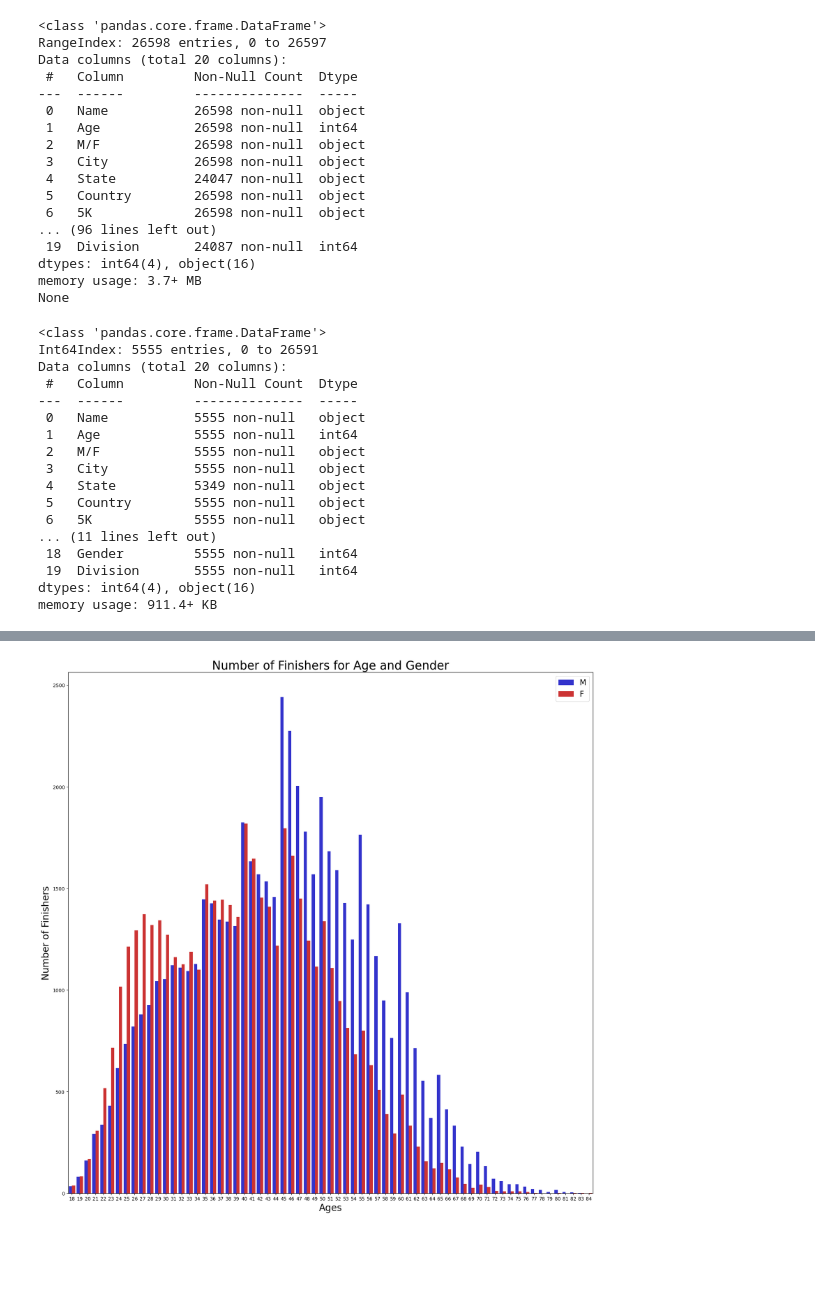
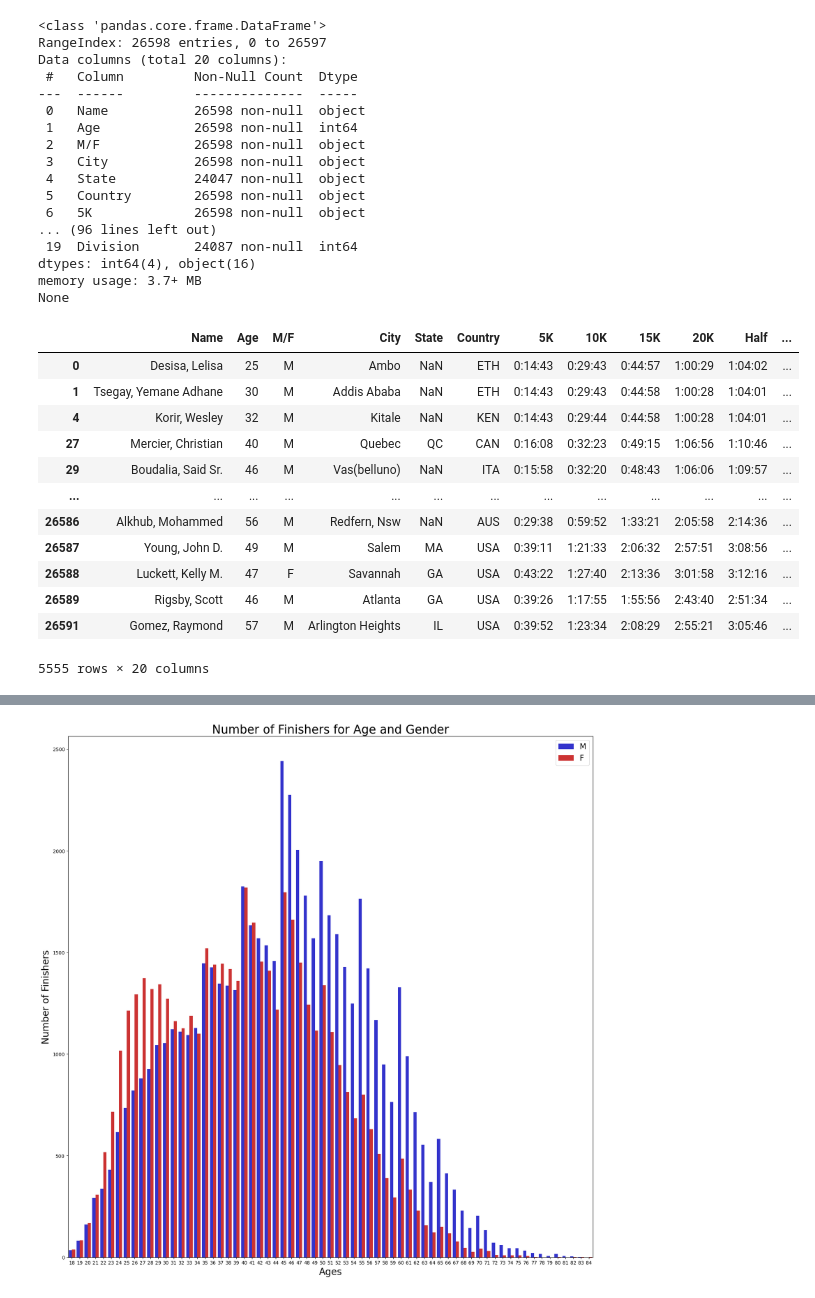
Before and after one commit to karthiksneu/boston-marathon-analysis, a Jupyter notebook: BostonMarathon.ipynb, the cells around one changed output, grey strips where cells are left out. Cells and saved outputs as stored; diff of their text form; code cells hidden in the pictures; blank space fills up the shorter version.

```diff
--- a/BostonMarathon.ipynb
+++ b/BostonMarathon.ipynb
@@ -79,25 +79,21 @@ None
 # %%
 common_names = set(df_2015['Name']).intersection(set(df_2016['Name']))
 df1_common = df_2015[df_2015['Name'].isin(common_names)]
-df1_common.info()
+df1_common
 # %% [output]
+|  | Name | Age | M/F | City | State | Country | 5K | 10K | 15K | 20K | Half | ... |
+| 0 | Desisa, Lelisa | 25 | M | Ambo | NaN | ETH | 0:14:43 | 0:29:43 | 0:44:57 | 1:00:29 | 1:04:02 | ... |
+| 1 | Tsegay, Yemane Adhane | 30 | M | Addis Ababa | NaN | ETH | 0:14:43 | 0:29:43 | 0:44:58 | 1:00:28 | 1:04:01 | ... |
+| 4 | Korir, Wesley | 32 | M | Kitale | NaN | KEN | 0:14:43 | 0:29:44 | 0:44:58 | 1:00:28 | 1:04:01 | ... |
+| 27 | Mercier, Christian | 40 | M | Quebec | QC | CAN | 0:16:08 | 0:32:23 | 0:49:15 | 1:06:56 | 1:10:46 | ... |
+| 29 | Boudalia, Said Sr. | 46 | M | Vas(belluno) | NaN | ITA | 0:15:58 | 0:32:20 | 0:48:43 | 1:06:06 | 1:09:57 | ... |
+| ... | ... | ... | ... | ... | ... | ... | ... | ... | ... | ... | ... | ... |
+| 26586 | Alkhub, Mohammed | 56 | M | Redfern, Nsw | NaN | AUS | 0:29:38 | 0:59:52 | 1:33:21 | 2:05:58 | 2:14:36 | ... |
+| 26587 | Young, John D. | 49 | M | Salem | MA | USA | 0:39:11 | 1:21:33 | 2:06:32 | 2:57:51 | 3:08:56 | ... |
+| 26588 | Luckett, Kelly M. | 47 | F | Savannah | GA | USA | 0:43:22 | 1:27:40 | 2:13:36 | 3:01:58 | 3:12:16 | ... |
+| 26589 | Rigsby, Scott | 46 | M | Atlanta | GA | USA | 0:39:26 | 1:17:55 | 1:55:56 | 2:43:40 | 2:51:34 | ... |
+| 26591 | Gomez, Raymond | 57 | M | Arlington Heights | IL | USA | 0:39:52 | 1:23:34 | 2:08:29 | 2:55:21 | 3:05:46 | ... |
-<class 'pandas.core.frame.DataFrame'>
-Int64Index: 5555 entries, 0 to 26591
-Data columns (total 20 columns):
- #   Column         Non-Null Count  Dtype
----  ------         --------------  -----
- 0   Name           5555 non-null   object
- 1   Age            5555 non-null   int64
- 2   M/F            5555 non-null   object
- 3   City           5555 non-null   object
- 4   State          5349 non-null   object
- 5   Country        5555 non-null   object
- 6   5K             5555 non-null   object
-... (11 lines left out)
- 18  Gender         5555 non-null   int64
- 19  Division       5555 non-null   int64
-dtypes: int64(4), object(16)
-memory usage: 911.4+ KB
+5555 rows × 20 columns
 # %%
 df_2015['Year'] = 2015
 df_2016['Year'] = 2016
```
Also changed, not shown: parts of 17 cells of this notebook.
